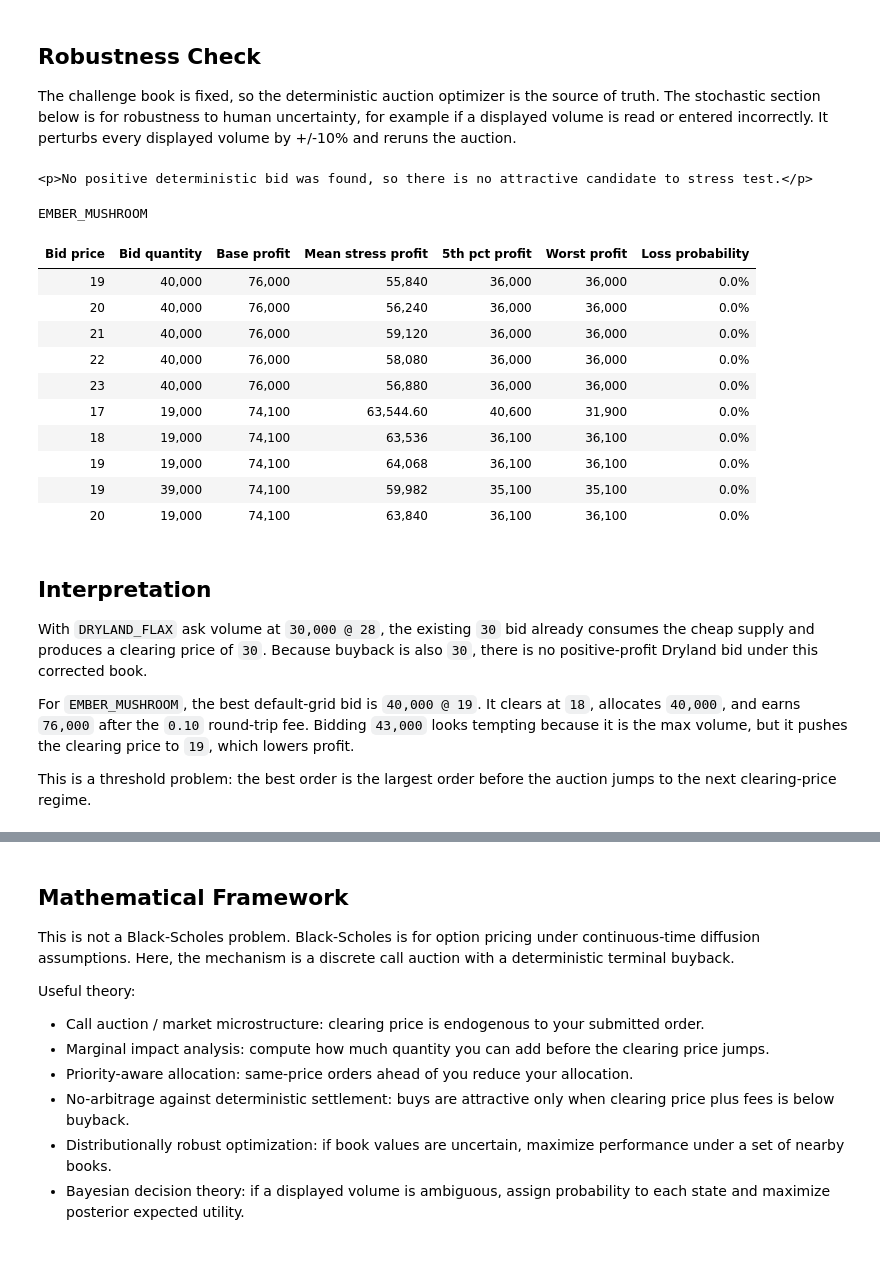
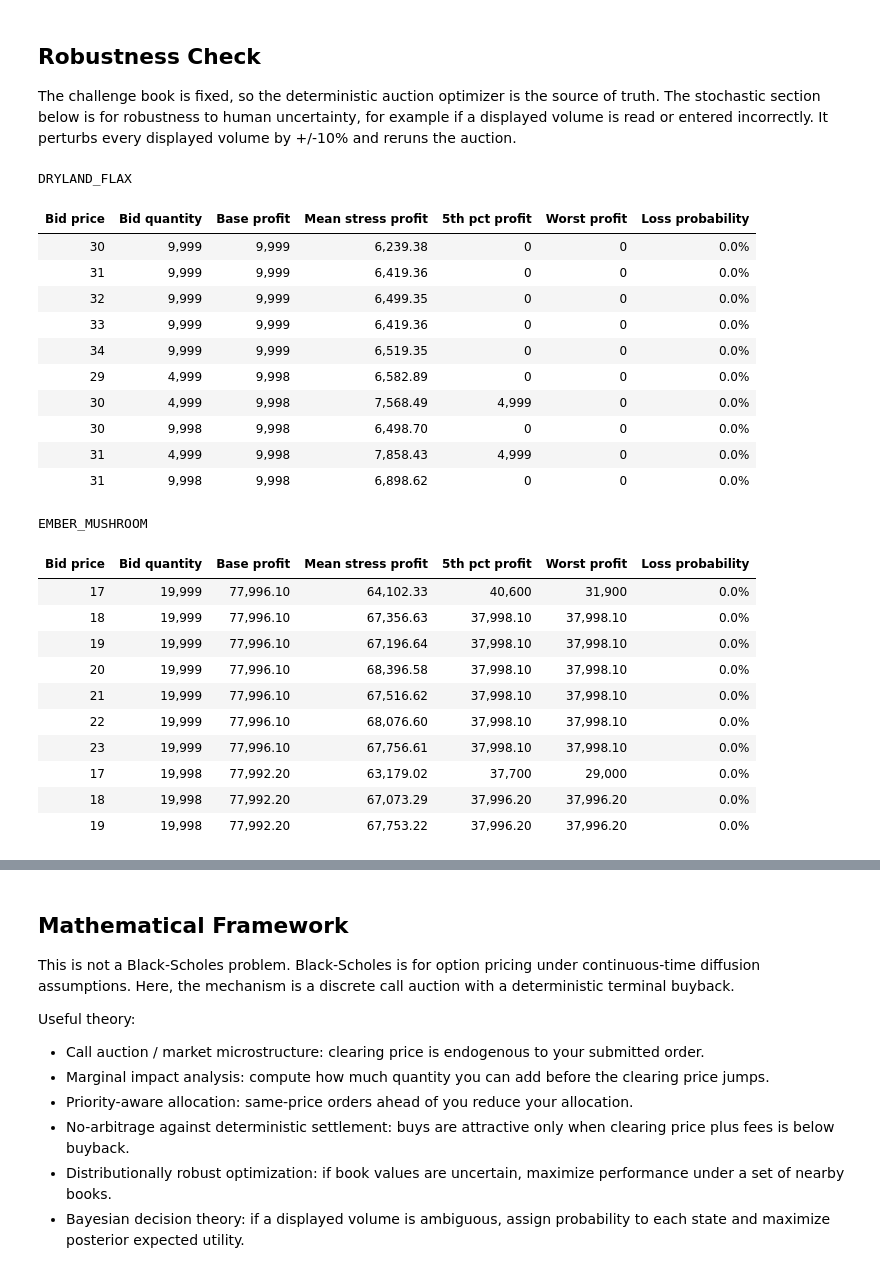
Before and after one commit to DB825/aggies-prosperity, a Jupyter notebook: manual_auction_strategy.ipynb, the cells around one changed output, grey strips where cells are left out. Drawn from its saved outputs; the diff is of its cells as text; code cells hidden in the pictures.

```diff
--- a/manual_auction_strategy.ipynb
+++ b/manual_auction_strategy.ipynb
@@ -264,7 +268,7 @@ def top_results(results: List[BidResult], limit: int = 20) -> List[BidResult]:
     return sorted(results, key=lambda result: result.profit, reverse=True)[:limit]
 
 
-def perturb_book(orders: Dict[int, int], pct: float, rng: random.Random, qty_step: int) -> Dict[int, int]:
+def perturb_book(orders: Dict[int, int], pct: float, rng: random.Random, qty_step: int = 1000) -> Dict[int, int]:
     perturbed = {}
     for price, volume in orders.items():
         if volume == 0:
@@ -285,12 +289,12 @@ def stress_test_bid(market: Market, bid_price: int, bid_qty: int, simulations: i
             symbol=market.symbol,
             fair_value=market.fair_value,
             round_trip_fee=market.round_trip_fee,
-            buy_orders=perturb_book(market.buy_orders, pct, rng, market.qty_step),
-            sell_orders=perturb_book(market.sell_orders, pct, rng, market.qty_step),
+            buy_orders=perturb_book(market.buy_orders, pct, rng),
+            sell_orders=perturb_book(market.sell_orders, pct, rng),
             max_bid_qty=market.max_bid_qty,
             min_price=market.min_price,
             max_price=market.max_price,
-            qty_step=market.qty_step,
+            heatmap_qty_step=market.heatmap_qty_step,
         )
         profits.append(simulate_bid(stressed_market, bid_price, bid_qty).profit)
 
@@ -311,52 +315,55 @@ def render_stress_table(market: Market, results: List[BidResult]) -> HTML:
     candidates = [result for result in top_results(results, 20) if result.bid_qty > 0 and result.profit > 0]
     if not candidates:
         return HTML("<p>No positive deterministic bid was found, so there is no attractive candidate to stress test.</p>")
 
     rows = []
     for candidate in candidates[:10]:
         stress = stress_test_bid(market, candidate.bid_price, candidate.bid_qty)
         rows.append(
             f"<tr><td>{candidate.bid_price}</td><td>{qty(candidate.bid_qty)}</td>"
             f"<td>{money(candidate.profit)}</td><td>{money(stress.mean_profit)}</td>"
             f"<td>{money(stress.fifth_percentile_profit)}</td><td>{money(stress.worst_profit)}</td>"
             f"<td>{stress.loss_probability:.1%}</td></tr>"
         )
 
     return HTML(f"""
     <h3>{escape(market.symbol)}</h3>
     <table>
       <thead>
         <tr>
           <th>Bid price</th><th>Bid quantity</th><th>Base profit</th><th>Mean stress profit</th>
           <th>5th pct profit</th><th>Worst profit</th><th>Loss probability</th>
         </tr>
       </thead>
       <tbody>{''.join(rows)}</tbody>
     </table>
     """)
 
 
 for market in MARKETS:
-    display(render_stress_table(market, all_results[market.symbol]))
+    display(render_stress_table(market, exact_results[market.symbol]))
 # %% [output]
-<p>No positive deterministic bid was found, so there is no attractive candidate to stress test.</p>
+DRYLAND_FLAX
+| Bid price | Bid quantity | Base profit | Mean stress profit | 5th pct profit | Worst profit | Loss probability |
+| 30 | 9,999 | 9,999 | 6,239.38 | 0 | 0 | 0.0% |
+| 31 | 9,999 | 9,999 | 6,419.36 | 0 | 0 | 0.0% |
+| 32 | 9,999 | 9,999 | 6,499.35 | 0 | 0 | 0.0% |
+| 33 | 9,999 | 9,999 | 6,419.36 | 0 | 0 | 0.0% |
+| 34 | 9,999 | 9,999 | 6,519.35 | 0 | 0 | 0.0% |
+| 29 | 4,999 | 9,998 | 6,582.89 | 0 | 0 | 0.0% |
+| 30 | 4,999 | 9,998 | 7,568.49 | 4,999 | 0 | 0.0% |
+| 30 | 9,998 | 9,998 | 6,498.70 | 0 | 0 | 0.0% |
+| 31 | 4,999 | 9,998 | 7,858.43 | 4,999 | 0 | 0.0% |
+| 31 | 9,998 | 9,998 | 6,898.62 | 0 | 0 | 0.0% |
 EMBER_MUSHROOM
-| Bid price | Bid quantity | Base profit | Mean stress profit | 5th pct profit | Worst profit | Loss probability |
-| 19 | 40,000 | 76,000 | 55,840 | 36,000 | 36,000 | 0.0% |
-| 20 | 40,000 | 76,000 | 56,240 | 36,000 | 36,000 | 0.0% |
-| 21 | 40,000 | 76,000 | 59,120 | 36,000 | 36,000 | 0.0% |
-| 22 | 40,000 | 76,000 | 58,080 | 36,000 | 36,000 | 0.0% |
-| 23 | 40,000 | 76,000 | 56,880 | 36,000 | 36,000 | 0.0% |
-| 17 | 19,000 | 74,100 | 63,544.60 | 40,600 | 31,900 | 0.0% |
-| 18 | 19,000 | 74,100 | 63,536 | 36,100 | 36,100 | 0.0% |
-| 19 | 19,000 | 74,100 | 64,068 | 36,100 | 36,100 | 0.0% |
-| 19 | 39,000 | 74,100 | 59,982 | 35,100 | 35,100 | 0.0% |
-| 20 | 19,000 | 74,100 | 63,840 | 36,100 | 36,100 | 0.0% |
+| Bid price | Bid quantity | Base profit | Mean stress profit | 5th pct profit | Worst profit | Loss probability |
+| 17 | 19,999 | 77,996.10 | 64,102.33 | 40,600 | 31,900 | 0.0% |
+| 18 | 19,999 | 77,996.10 | 67,356.63 | 37,998.10 | 37,998.10 | 0.0% |
+| 19 | 19,999 | 77,996.10 | 67,196.64 | 37,998.10 | 37,998.10 | 0.0% |
+| 20 | 19,999 | 77,996.10 | 68,396.58 | 37,998.10 | 37,998.10 | 0.0% |
+| 21 | 19,999 | 77,996.10 | 67,516.62 | 37,998.10 | 37,998.10 | 0.0% |
+| 22 | 19,999 | 77,996.10 | 68,076.60 | 37,998.10 | 37,998.10 | 0.0% |
+| 23 | 19,999 | 77,996.10 | 67,756.61 | 37,998.10 | 37,998.10 | 0.0% |
+| 17 | 19,998 | 77,992.20 | 63,179.02 | 37,700 | 29,000 | 0.0% |
+| 18 | 19,998 | 77,992.20 | 67,073.29 | 37,996.20 | 37,996.20 | 0.0% |
+| 19 | 19,998 | 77,992.20 | 67,753.22 | 37,996.20 | 37,996.20 | 0.0% |
-# %% [markdown]
-## Interpretation
-
-With `DRYLAND_FLAX` ask volume at `30,000 @ 28`, the existing `30` bid already consumes the cheap supply and produces a clearing price of `30`. Because buyback is also `30`, there is no positive-profit Dryland bid under this corrected book.
-
-For `EMBER_MUSHROOM`, the best default-grid bid is `40,000 @ 19`. It clears at `18`, allocates `40,000`, and earns `76,000` after the `0.10` round-trip fee. Bidding `43,000` looks tempting because it is the max volume, but it pushes the clearing price to `19`, which lowers profit.
-
-This is a threshold problem: the best order is the largest order before the auction jumps to the next clearing-price regime.
```
Also changed, not shown: parts of 8 cells of this notebook.
